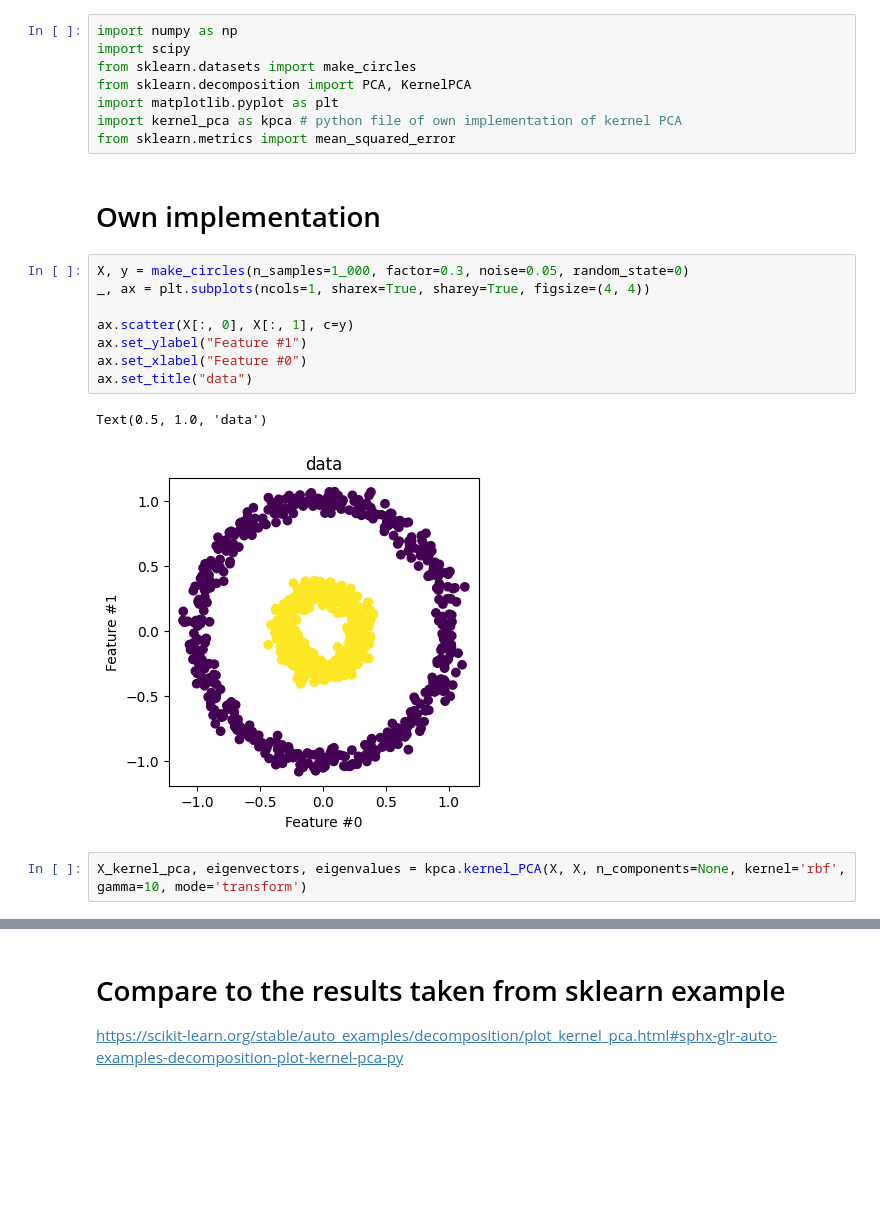
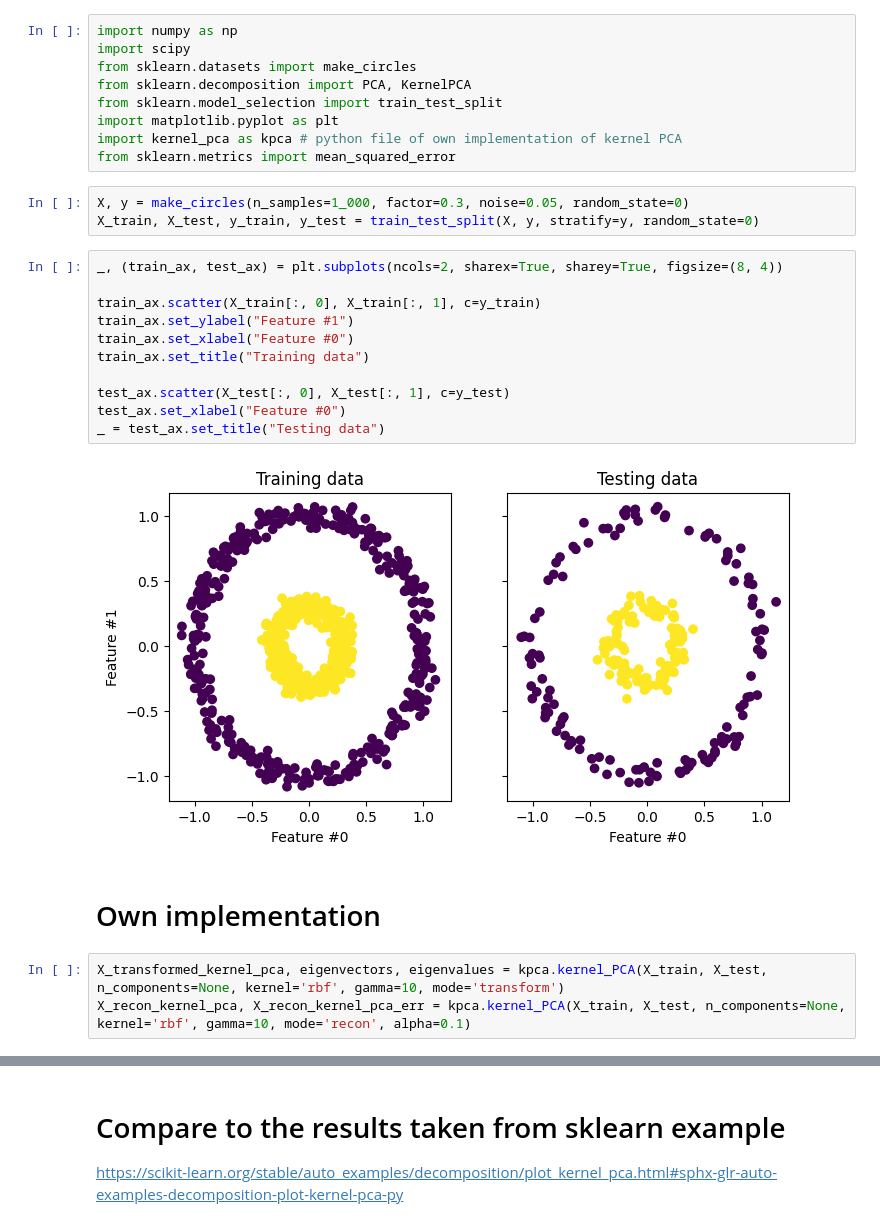
Before and after one commit to abf149/180651final, a Jupyter notebook: kernel_pca.ipynb, the cells around one changed output, grey strips where cells are left out. Saved outputs shown, nothing was run; the diff lists cells and outputs as text; blank space fills up the shorter version.

```diff
--- a/kernel_pca.ipynb
+++ b/kernel_pca.ipynb
@@ -3,22 +3,29 @@ import numpy as np
 import scipy
 from sklearn.datasets import make_circles
 from sklearn.decomposition import PCA, KernelPCA
+from sklearn.model_selection import train_test_split
 import matplotlib.pyplot as plt
 import kernel_pca as kpca # python file of own implementation of kernel PCA
 from sklearn.metrics import mean_squared_error
+# %%
+X, y = make_circles(n_samples=1_000, factor=0.3, noise=0.05, random_state=0)
+X_train, X_test, y_train, y_test = train_test_split(X, y, stratify=y, random_state=0)
+# %%
+_, (train_ax, test_ax) = plt.subplots(ncols=2, sharex=True, sharey=True, figsize=(8, 4))
+
+train_ax.scatter(X_train[:, 0], X_train[:, 1], c=y_train)
+train_ax.set_ylabel("Feature #1")
+train_ax.set_xlabel("Feature #0")
+train_ax.set_title("Training data")
+
+test_ax.scatter(X_test[:, 0], X_test[:, 1], c=y_test)
+test_ax.set_xlabel("Feature #0")
+_ = test_ax.set_title("Testing data")
+# %% [output]
+[figure, added]
 # %% [markdown]
 # Own implementation
-# %%
-X, y = make_circles(n_samples=1_000, factor=0.3, noise=0.05, random_state=0)
-_, ax = plt.subplots(ncols=1, sharex=True, sharey=True, figsize=(4, 4))
-
-ax.scatter(X[:, 0], X[:, 1], c=y)
-ax.set_ylabel("Feature #1")
-ax.set_xlabel("Feature #0")
-ax.set_title("data")
-# %% [output]
-Text(0.5, 1.0, 'data')
-[figure, removed]
 # %%
-X_kernel_pca, eigenvectors, eigenvalues = kpca.kernel_PCA(X, X, n_components=None, kernel='rbf', gamma=10, mode='transform')
+X_transformed_kernel_pca, eigenvectors, eigenvalues = kpca.kernel_PCA(X_train, X_test, n_components=None, kernel='rbf', gamma=10, mode='transform')
+X_recon_kernel_pca, X_recon_kernel_pca_err = kpca.kernel_PCA(X_train, X_test, n_components=None, kernel='rbf', gamma=10, mode='recon', alpha=0.1)
 # %%
```
Also changed, not shown: parts of 6 cells of this notebook.
